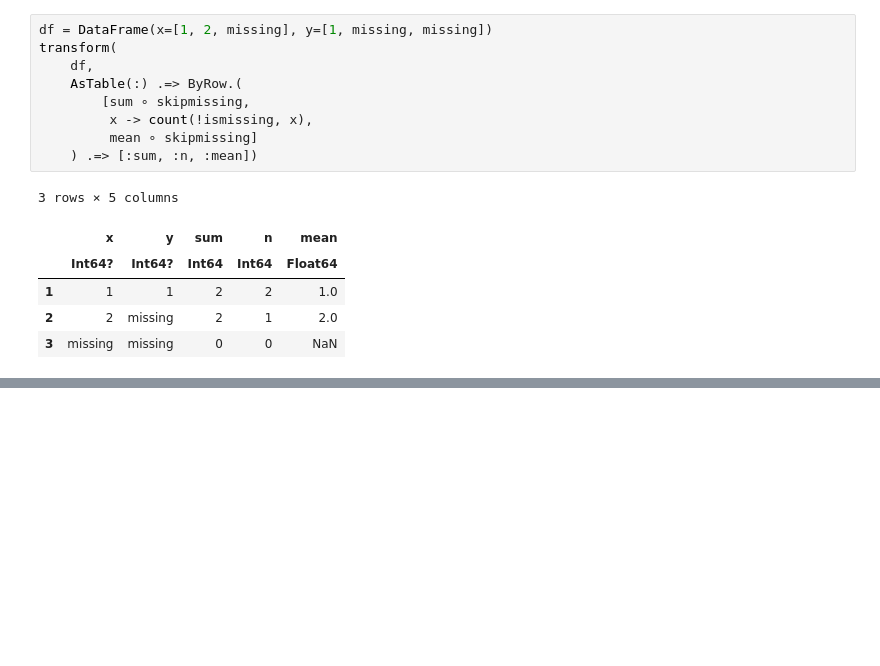
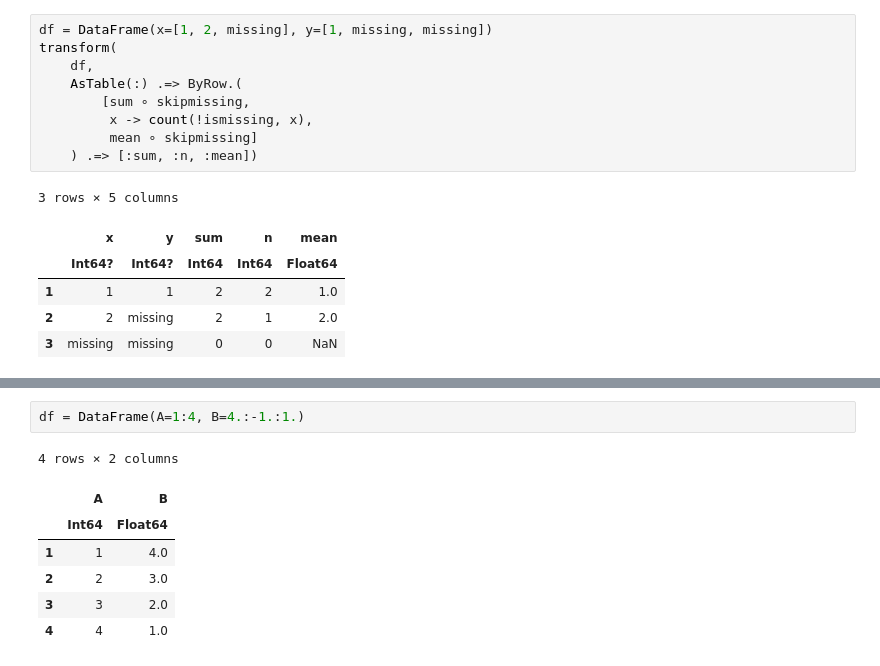
Before and after one commit to damiansp/julia, a Jupyter notebook: dsDocs/DataFrames/gettingstarted.jl.ipynb, the cells around one changed output, grey strips where cells are left out. Cells and saved outputs as stored; diff of their text form; blank space fills up the shorter version.

```diff
--- a/dsDocs/DataFrames/gettingstarted.jl.ipynb
+++ b/dsDocs/DataFrames/gettingstarted.jl.ipynb
@@ -453,0 +470,10 @@ transform(
+# %%
+df = DataFrame(A=1:4, B=4.:-1.:1.)
+# %% [output]
+4 rows × 2 columns
+|  | A | B |
+|  | Int64 | Float64 |
+| 1 | 1 | 4.0 |
+| 2 | 2 | 3.0 |
+| 3 | 3 | 2.0 |
+| 4 | 4 | 1.0 |
```
Also changed, not shown: parts of 15 cells of this notebook.
